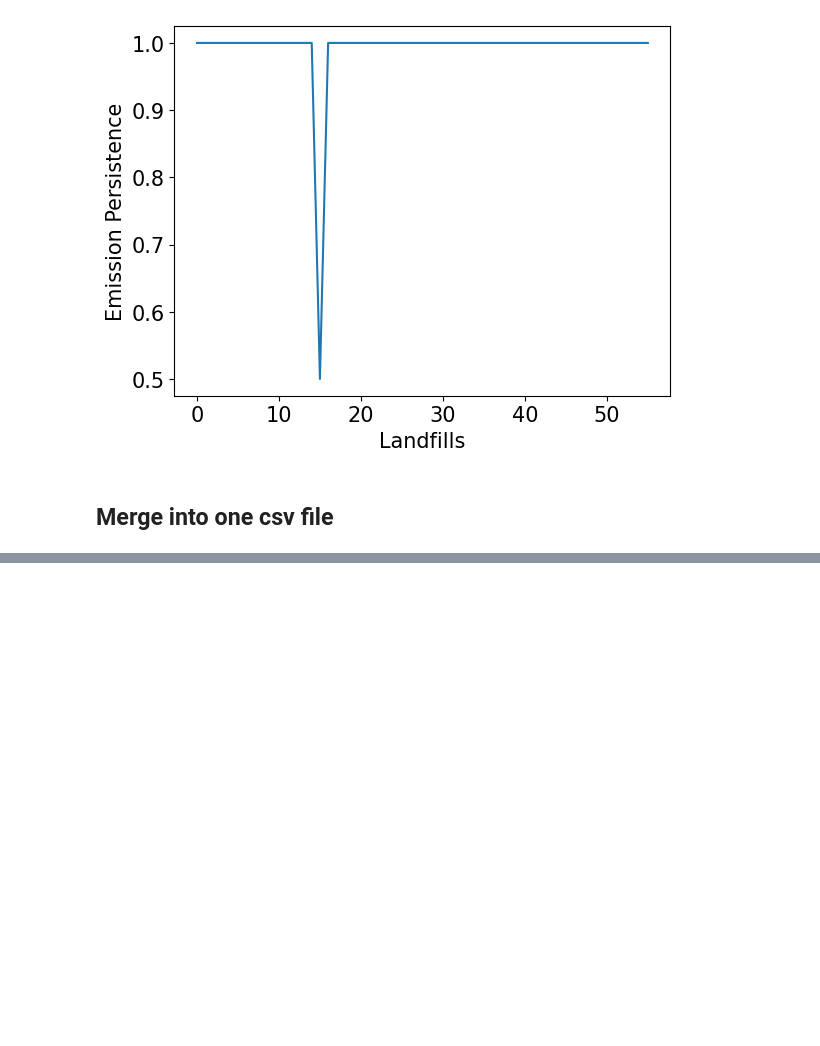
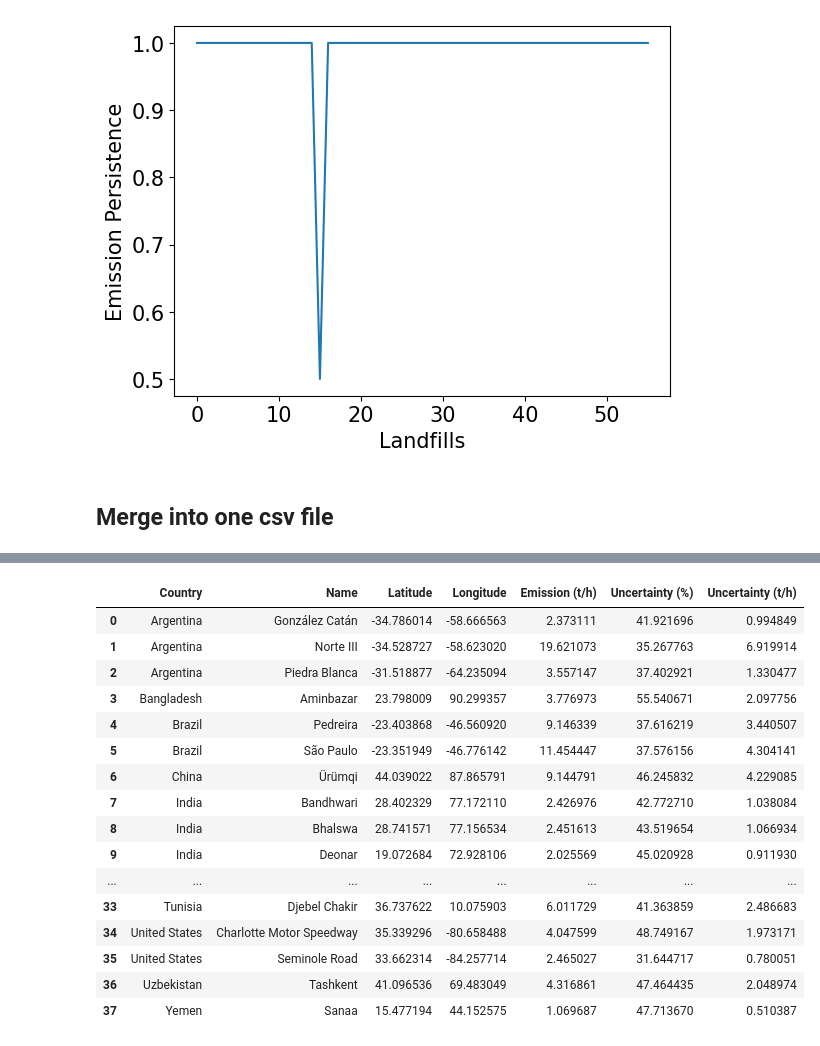
Before and after one commit to zxdawn/Hyper-Landfill, a Jupyter notebook: notebooks/emission_summary.ipynb, the cells around one changed output, grey strips where cells are left out. Drawn from its saved outputs; the diff is of its cells as text; code cells hidden in the pictures; blank space fills up the shorter version.

```diff
--- a/notebooks/emission_summary.ipynb
+++ b/notebooks/emission_summary.ipynb
@@ -154,3 +154,37 @@ df_summary
 | 55 | Yemen | Sanaa | EnMAP | 15.477194 | 44.152575 | 1.069687 | 47.713670 | 2 | ... |
 # %%
 df_summary.to_csv('../data/landfills_hyper_summary.csv', index=False)
+# %%
+df_emiss = df_summary.groupby(['country', 'name'], as_index=False)\
+    .agg({'emission':'mean', 'emission_uncertainty(%)': 'mean', 'latitude': 'mean', 'longitude': 'mean'})
+
+df_emiss = df_emiss[['country', 'name', 'latitude', 'longitude',
+            'emission',	'emission_uncertainty(%)',
+            ]]\
+                .rename(columns={'country': 'Country', 'name': 'Name',
+                                 'latitude': 'Latitude', 'longitude': 'Longitude',
+                                 'emission': 'Emission (t/h)', 'emission_uncertainty(%)': 'Uncertainty (%)',
+                                 }
+                        )
+
+df_emiss['Uncertainty (t/h)'] = df_emiss['Emission (t/h)'] * df_emiss['Uncertainty (%)'] * 1e-2
+# %%
+df_emiss
+# %% [output]
+|  | Country | Name | Latitude | Longitude | Emission (t/h) | Uncertainty (%) | Uncertainty (t/h) |
+| 0 | Argentina | González Catán | -34.786014 | -58.666563 | 2.373111 | 41.921696 | 0.994849 |
+| 1 | Argentina | Norte III | -34.528727 | -58.623020 | 19.621073 | 35.267763 | 6.919914 |
+| 2 | Argentina | Piedra Blanca | -31.518877 | -64.235094 | 3.557147 | 37.402921 | 1.330477 |
+| 3 | Bangladesh | Aminbazar | 23.798009 | 90.299357 | 3.776973 | 55.540671 | 2.097756 |
+| 4 | Brazil | Pedreira | -23.403868 | -46.560920 | 9.146339 | 37.616219 | 3.440507 |
+| 5 | Brazil | São Paulo | -23.351949 | -46.776142 | 11.454447 | 37.576156 | 4.304141 |
+| 6 | China | Ürümqi | 44.039022 | 87.865791 | 9.144791 | 46.245832 | 4.229085 |
+| 7 | India | Bandhwari | 28.402329 | 77.172110 | 2.426976 | 42.772710 | 1.038084 |
+| 8 | India | Bhalswa | 28.741571 | 77.156534 | 2.451613 | 43.519654 | 1.066934 |
+| 9 | India | Deonar | 19.072684 | 72.928106 | 2.025569 | 45.020928 | 0.911930 |
+| ... | ... | ... | ... | ... | ... | ... | ... |
+| 33 | Tunisia | Djebel Chakir | 36.737622 | 10.075903 | 6.011729 | 41.363859 | 2.486683 |
+| 34 | United States | Charlotte Motor Speedway | 35.339296 | -80.658488 | 4.047599 | 48.749167 | 1.973171 |
+| 35 | United States | Seminole Road | 33.662314 | -84.257714 | 2.465027 | 31.644717 | 0.780051 |
+| 36 | Uzbekistan | Tashkent | 41.096536 | 69.483049 | 4.316861 | 47.464435 | 2.048974 |
+| 37 | Yemen | Sanaa | 15.477194 | 44.152575 | 1.069687 | 47.713670 | 0.510387 |
```
Also changed, not shown: parts of 1 cell of this notebook.
